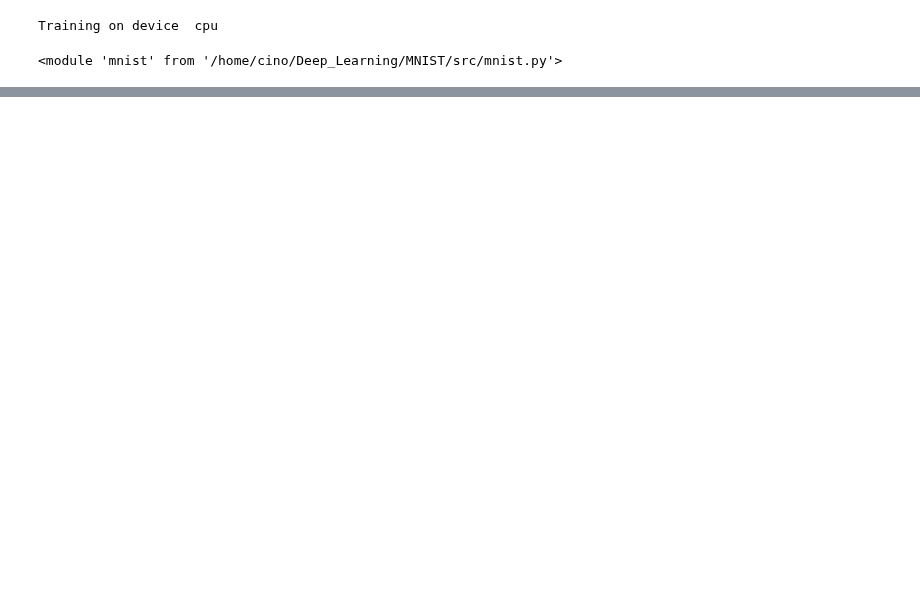
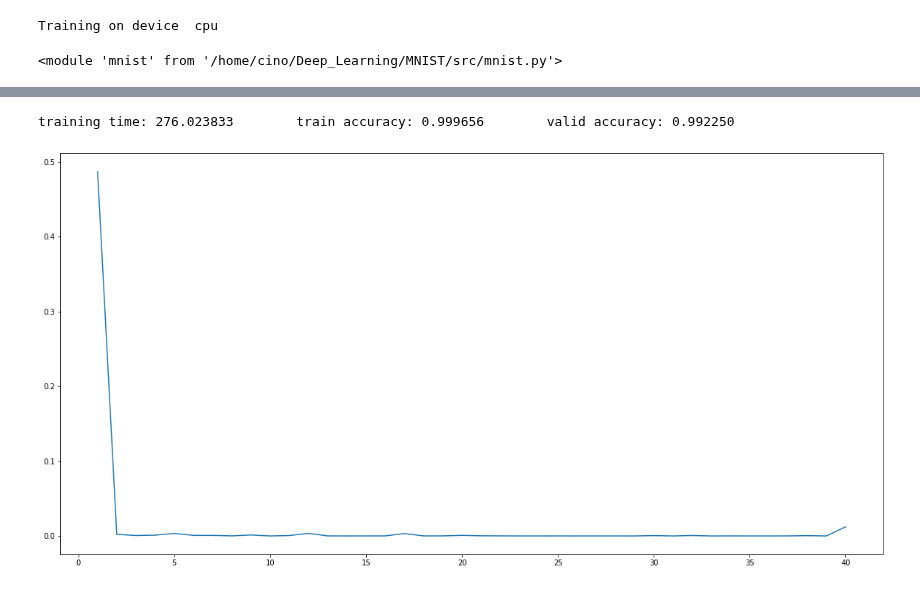
Before and after one commit to Marcin-Kisielowski/MNIST, a Jupyter notebook: mnist-resnet18.ipynb, the cells around one changed output, grey strips where cells are left out. Drawn from its saved outputs; the diff is of its cells as text; code cells hidden in the pictures; blank space fills up the shorter version.

```diff
--- a/mnist-resnet18.ipynb
+++ b/mnist-resnet18.ipynb
@@ -109,0 +136,6 @@ training time: 275.762794        train accuracy: 1.000000        valid accuracy:
+# %%
+results=mnist.analyze_model(resnet,16,10)
+print("training time: %f \t train accuracy: %f \t valid accuracy: %f "%results)
+# %% [output]
+training time: 276.023833        train accuracy: 0.999656        valid accuracy: 0.992250
+[figure, added]
```
Also changed, not shown: parts of 36 cells of this notebook.
